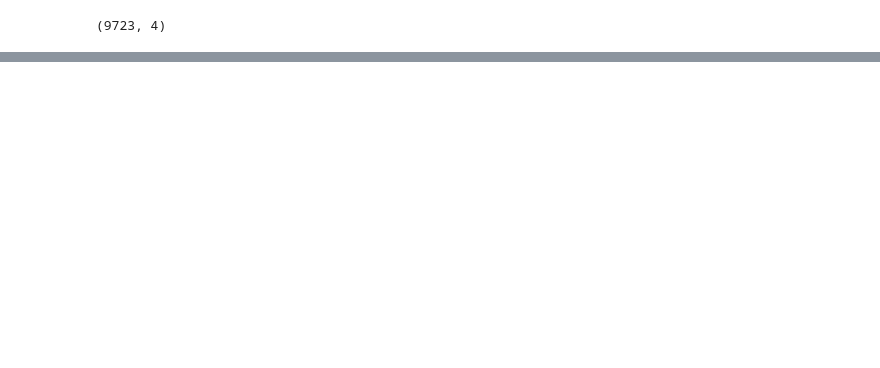
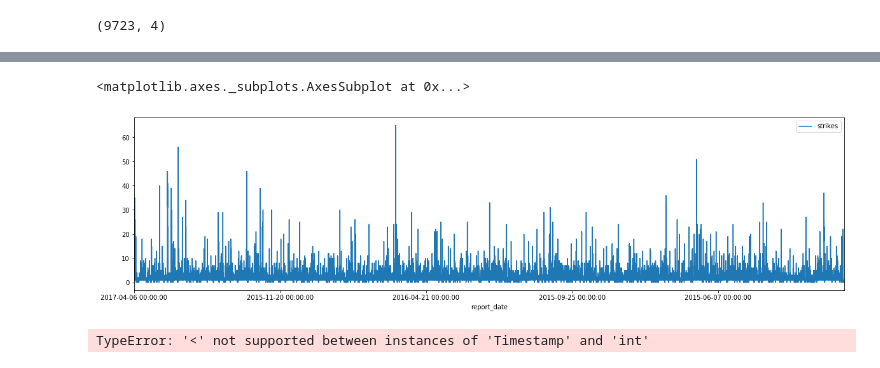
Before and after one commit to lovettbarron/CJTF-OIR-strike-report, a Jupyter notebook: test-scrape/03-interpret-to-table.ipynb, the cells around one changed output, grey strips where cells are left out. Drawn from its saved outputs; the diff is of its cells as text; code cells hidden in the pictures; blank space fills up the shorter version.

```diff
--- a/test-scrape/03-interpret-to-table.ipynb
+++ b/test-scrape/03-interpret-to-table.ipynb
@@ -121,0 +284,6 @@ AttributeError: 'numpy.ndarray' object has no attribute 'apply'
+# %%
+unmatched['datetime'] = pd.to_datetime(unmatched['date'].astype(str).apply(lambda x:x.split(".")[0]),
+                                       yearfirst=True,
+                                       format="%Y%m%d",
+                                       exact=False,
+                                       errors='coerce')
@@ -121,0 +303,6 @@ AttributeError: 'numpy.ndarray' object has no attribute 'apply'
+# %%
+df["report_date"] = df.apply(lambda x:
+                             unmatched.loc[unmatched['filename'] == x["filename"]]["datetime"]
+                             if pd.isnull(x["report_date"])
+                             else x["report_date"],
+                             axis=1)
@@ -121,0 +330,5 @@ AttributeError: 'numpy.ndarray' object has no attribute 'apply'
+# %%
+
+df["strikes"] = pd.to_numeric(df["strikes"])
+# %%
+df.set_index("report_date")
@@ -121,0 +365,9 @@ AttributeError: 'numpy.ndarray' object has no attribute 'apply'
+# %%
+df.sort_index().plot(x="report_date",y="strikes",figsize=[20,5])
+# %% [output]
+<matplotlib.axes._subplots.AxesSubplot at 0x...>
+[figure, added]
+# %%
+df.groupby(pd.Grouper(key='report_date', freq='M'))#.plot(x="report_date",y="strikes")
+# %% [output]
+TypeError: '<' not supported between instances of 'Timestamp' and 'int'
```
Also changed, not shown: parts of 33 cells of this notebook, 2 other files.
